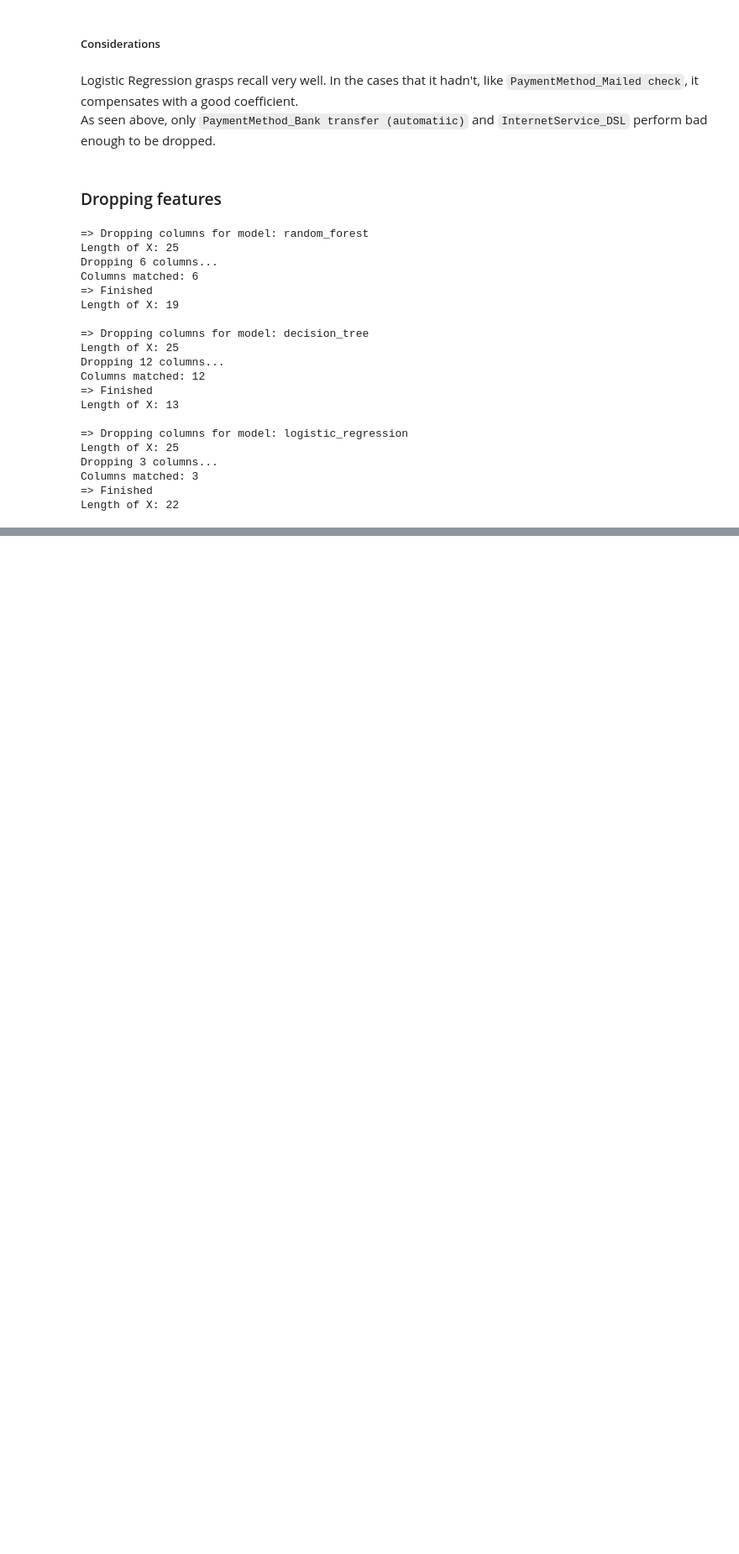
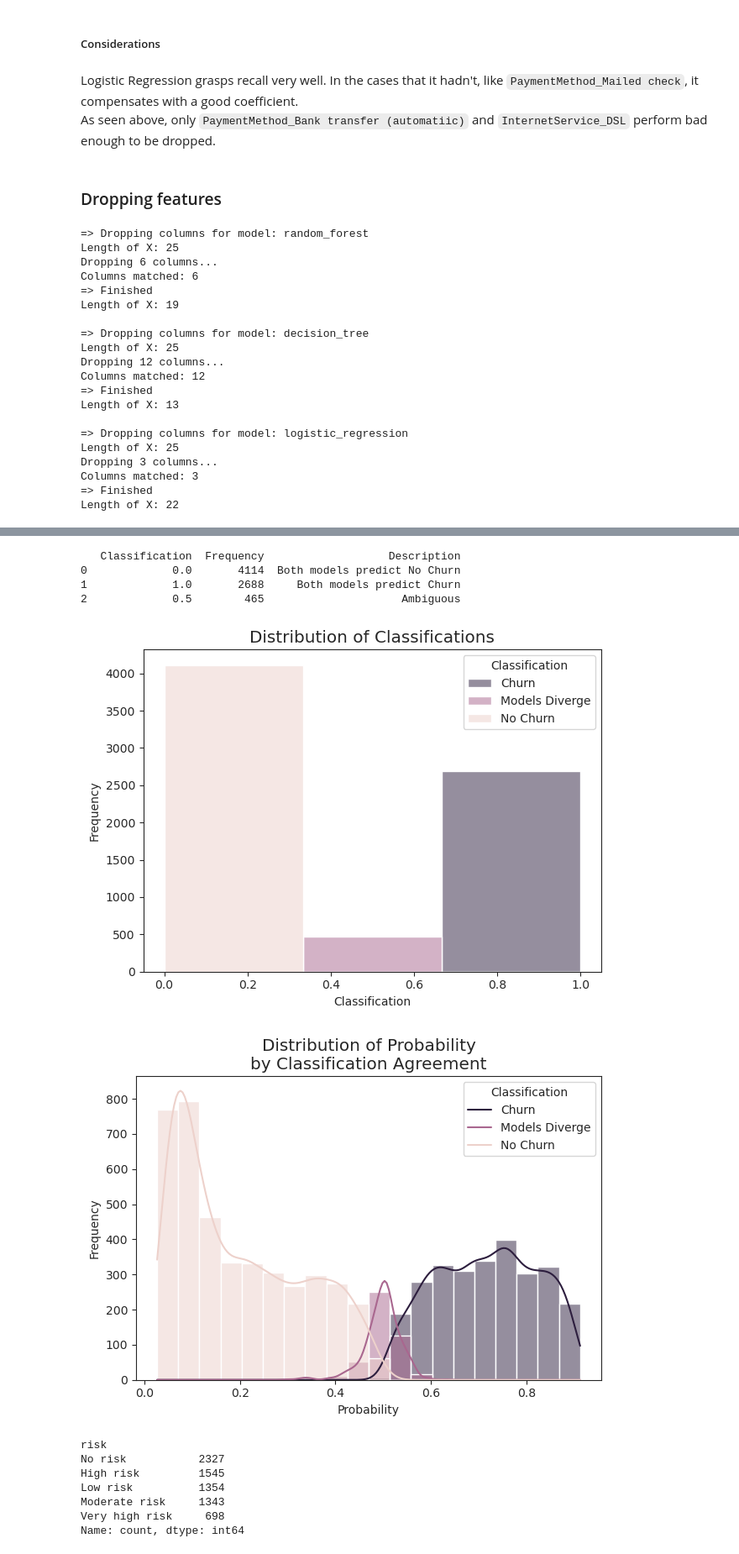
Before and after one commit to DanielCrema/oracle-one-data-science-challenge3-telecom-x-2, a Jupyter notebook: main.ipynb, the cells around one changed output, grey strips where cells are left out. Shown at 84% size. Saved outputs shown, nothing was run; the diff lists cells and outputs as text; code cells hidden in the pictures; blank space fills up the shorter version.

```diff
--- a/main.ipynb
+++ b/main.ipynb
@@ -1988,0 +2201,9 @@ Length of X: 22
+# %%
+# Columns needed for each model
+rf_clf_features = final_datasets['random_forest']['train']['original']['x'].columns.to_list()
+log_clf_features = final_datasets['logistic_regression']['train']['original']['x'].columns.to_list()
+# %%
+rf_prediction, rf_predict_proba = predict_y(model_name='random_forest', x=x, model_features=rf_clf_features) # type: ignore
+log_prediction, log_predict_proba = predict_y(model_name='logistic_regression', x=x, model_features=log_clf_features) # type: ignore
+predictions = concat_predictions(rf_prediction, rf_predict_proba, log_prediction, log_predict_proba)
+predictions
@@ -1988,0 +2246,3 @@ Length of X: 22
+# %%
+predictions = generalize_predictions(predictions)
+predictions
@@ -1988,0 +2263,38 @@ Length of X: 22
+# %%
+classification_description = predictions['classification'].value_counts().reset_index()
+classification_description.columns = ['Classification', 'Frequency']
+classification_description['Description'] = classification_description['Classification'].map({0.0: 'Both models predict No Churn', 1.0: 'Both models predict Churn', 0.5: 'Ambiguous'})
+# %%
+pprint(classification_description)
+
+plot_result(predictions= predictions, x='classification', hue='classification',
+            title='Distribution of Classifications',
+            xlabel='Classification', ylabel='Frequency', bins=3, legend_title='Classification',
+            legend_labels=['Churn', 'Models Diverge', 'No Churn'])
+
+plot_result(predictions= predictions, x='probability', hue='classification',
+            title='Distribution of Probability\nby Classification Agreement',
+            xlabel='Probability', ylabel='Frequency', bins=20, legend_title='Classification',
+            legend_labels=['Churn', 'Models Diverge', 'No Churn'])
+
+print(predictions['risk'].value_counts())
+
+plot_result(predictions= predictions, x='risk', hue='risk',
+            title='Distribution of Risk\nfrom Probabilities and Classifications',
+            xlabel='Risk', ylabel='Frequency', bins=5, kde=False)
+
+print('* Refer to classify_risk() function for better understanding risk classification')
+# %% [output]
+   Classification  Frequency                   Description
+0             0.0       4114  Both models predict No Churn
+1             1.0       2688     Both models predict Churn
+2             0.5        465                     Ambiguous
+[figure, added]
+[figure, added]
+risk
+No risk           2327
+High risk         1545
+Low risk          1354
+Moderate risk     1343
+Very high risk     698
+Name: count, dtype: int64
```
Also changed, not shown: parts of 57 cells of this notebook, 1 other file.
